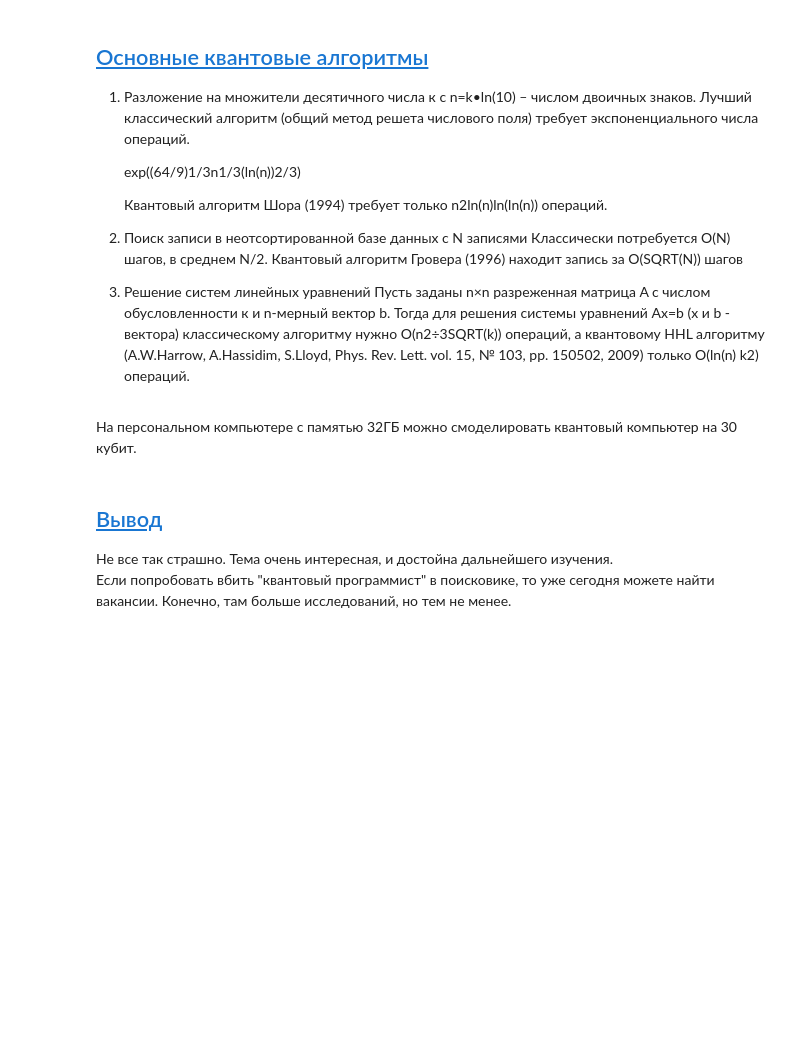
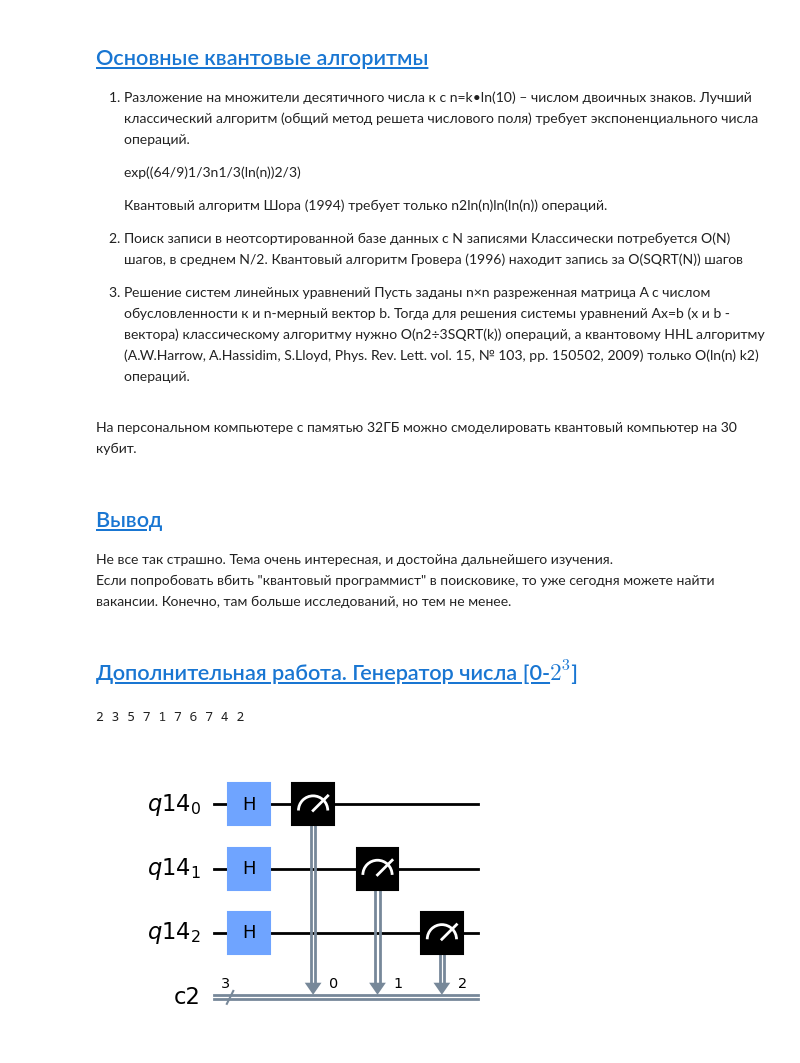
Before and after one commit to BorisLukashenok/IntroAIFinal, a Jupyter notebook: DZ6.ipynb, the cells around one changed output. Cells and saved outputs as stored; diff of their text form; code cells hidden in the pictures; blank space fills up the shorter version.

```diff
--- a/DZ6.ipynb
+++ b/DZ6.ipynb
@@ -239,2 +240,23 @@ $\color{green}Вентиль\space Фредкина$
 Не все так страшно. Тема очень интересная, и достойна дальнейшего изучения.
 Если попробовать вбить "квантовый программист" в поисковике, то уже сегодня можете найти вакансии. Конечно, там больше исследований, но тем не менее.
+# %% [markdown]
+## <span id="teg3">[Дополнительная работа. Генератор числа [0-$2^3$]](#sod)</span>
+# %%
+sim = AerSimulator()
+qq = QuantumRegister(3)
+cc = ClassicalRegister(3)
+circ = QuantumCircuit(qq, cc)
+for i in range(3):
+    circ.h(i)
+circ.measure(qq, cc)
+comp_circ = transpile(circ, sim)
+# Сгенерируем 10 чисел
+list_out = []
+for i in range(10):
+    bit_string = list(simulator.run(comp_circ, shots=1).result().get_counts().keys())[0]
+    list_out.append(int(bit_string, 2))
+print(*list_out)
+circ.draw("mpl")
+# %% [output]
+2 3 5 7 1 7 6 7 4 2
+[figure, added]
```
Also changed, not shown: parts of 4 cells of this notebook.
